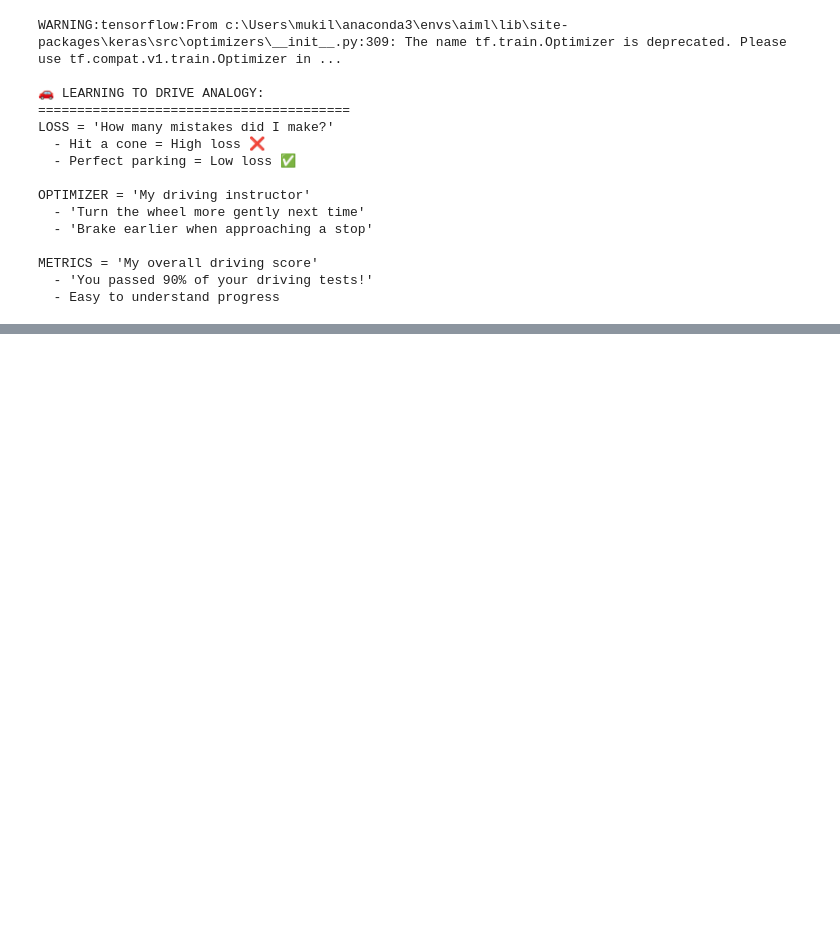
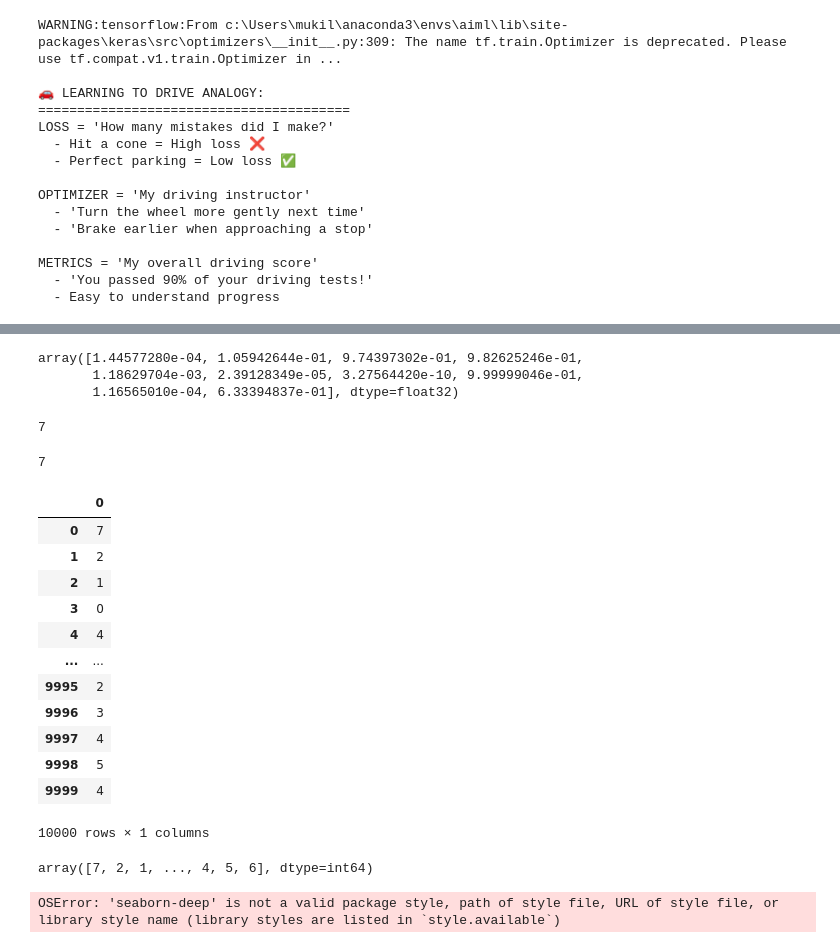
Before and after one commit to madhusudhanan-jayaram/week11_deep_learning, a Jupyter notebook: digit_ann.ipynb, the cells around one changed output, grey strips where cells are left out. Saved outputs shown, nothing was run; the diff lists cells and outputs as text; code cells hidden in the pictures; blank space fills up the shorter version.

```diff
--- a/digit_ann.ipynb
+++ b/digit_ann.ipynb
@@ -258,0 +261,6 @@ array([7, 1, 1, ..., 4, 5, 0], dtype=int64)
+# %%
+y_predict[0]
+# %% [output]
+array([1.44577280e-04, 1.05942644e-01, 9.74397302e-01, 9.82625246e-01,
+       1.18629704e-03, 2.39128349e-05, 3.27564420e-10, 9.99999046e-01,
+       1.16565010e-04, 6.33394837e-01], dtype=float32)
@@ -258,0 +270,40 @@ array([7, 1, 1, ..., 4, 5, 0], dtype=int64)
+# %%
+y_predicts[0]
+# %% [output]
+7
+# %%
+y_test_digit_eval[0]
+# %% [output]
+7
+# %%
+y_pre=pd.DataFrame(y_predicts)
+# %%
+y_pre
+# %% [output]
+|  | 0 |
+| 0 | 7 |
+| 1 | 2 |
+| 2 | 1 |
+| 3 | 0 |
+| 4 | 4 |
+| ... | ... |
+| 9995 | 2 |
+| 9996 | 3 |
+| 9997 | 4 |
+| 9998 | 5 |
+| 9999 | 4 |
+10000 rows × 1 columns
+# %%
+y_test_digit_eval
+# %% [output]
+array([7, 2, 1, ..., 4, 5, 6], dtype=int64)
+# %%
+#Confusion matrix for Digit MNIST
+con_mat=confusion_matrix(y_test_digit_eval,y_predicts)
+plt.style.use('seaborn-deep')
+plt.figure(figsize=(10,10))
+sns.heatmap(con_mat,annot=True,annot_kws={'size': 15},linewidths=0.5,fmt="d",cmap="gray")
+plt.title('True or False predicted digit MNIST\n',fontweight='bold',fontsize=15)
+plt.show()
+# %% [output]
+OSError: 'seaborn-deep' is not a valid package style, path of style file, URL of style file, or library style name (library styles are listed in `style.available`)
```
Also changed, not shown: parts of 18 cells of this notebook, 2 other files.
